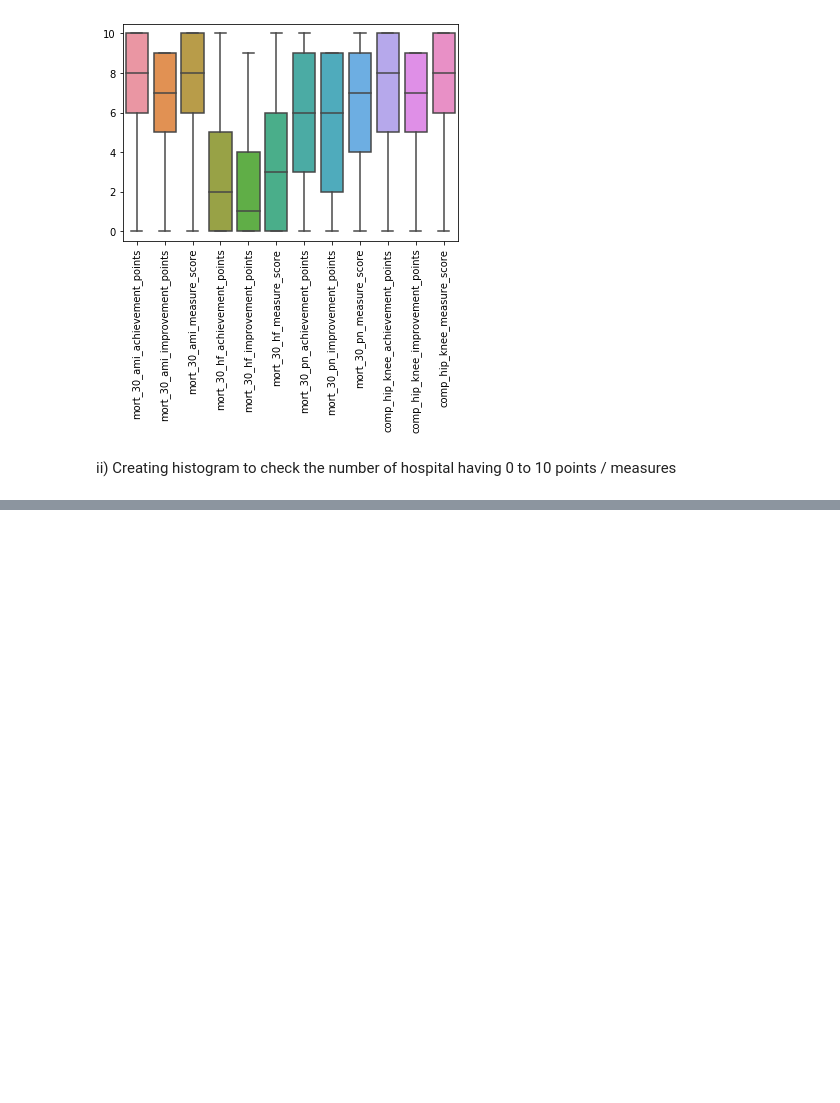
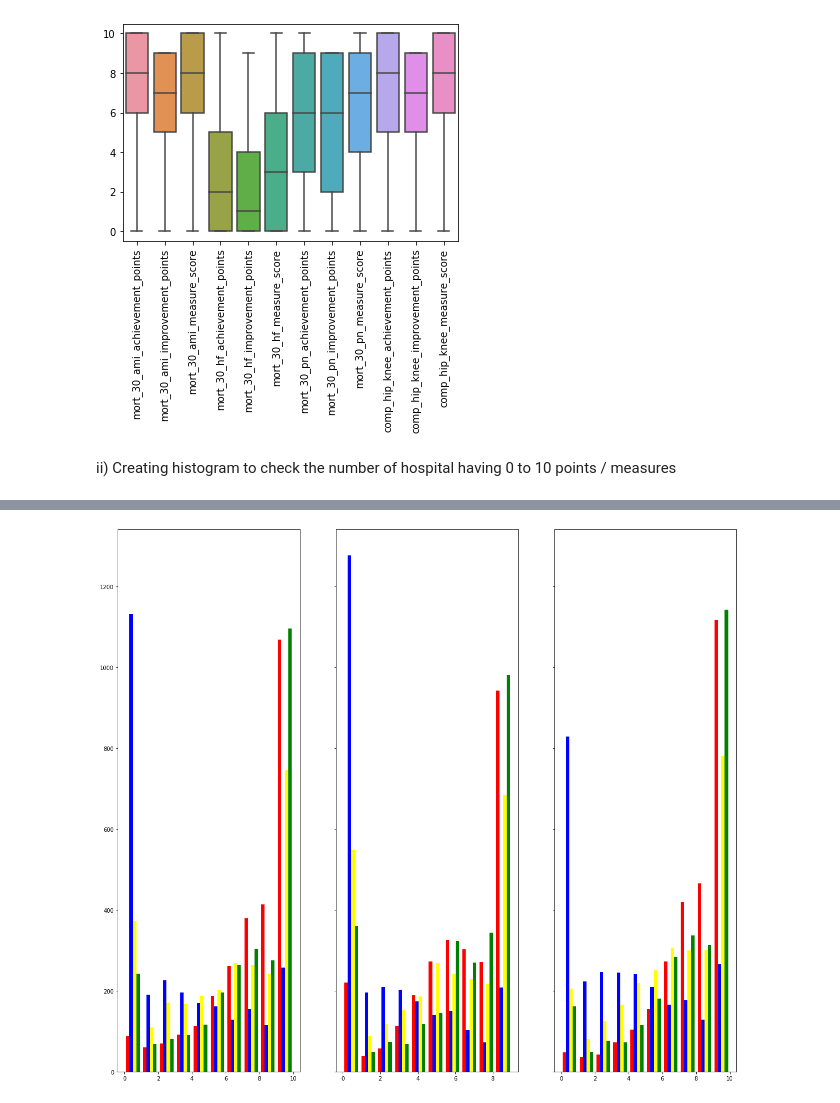
Before and after one commit to sobil-dalal/DAP_Project, a Jupyter notebook: Exploratory_Analysis_HVBP.ipynb, the cells around one changed output, grey strips where cells are left out. Drawn from its saved outputs; the diff is of its cells as text; code cells hidden in the pictures; blank space fills up the shorter version.

```diff
--- a/Exploratory_Analysis_HVBP.ipynb
+++ b/Exploratory_Analysis_HVBP.ipynb
@@ -192,0 +194,12 @@ TypeError: hist() got multiple values for argument 'x'
+# %%
+figure, ax = plt.subplots(1, 3, sharex='col', sharey='row', figsize=(20, 18))
+
+n = 3
+colors = ['red', 'blue','yellow','green']
+
+axes = ax.flatten()
+for i,j in zip(range(n), axes):
+    j.hist([hvbp_df_m.iloc[:,i], hvbp_df_m.iloc[:,i+n],hvbp_df_m.iloc[:,i+(2*n)],hvbp_df_m.iloc[:,i+(3*n)]], bins=10, color=colors)
+    #j.set_title(hvbp_df_m.columns[i][2:])
+# %% [output]
+[figure, added]
```
Also changed, not shown: parts of 3 cells of this notebook, 2 other files.
